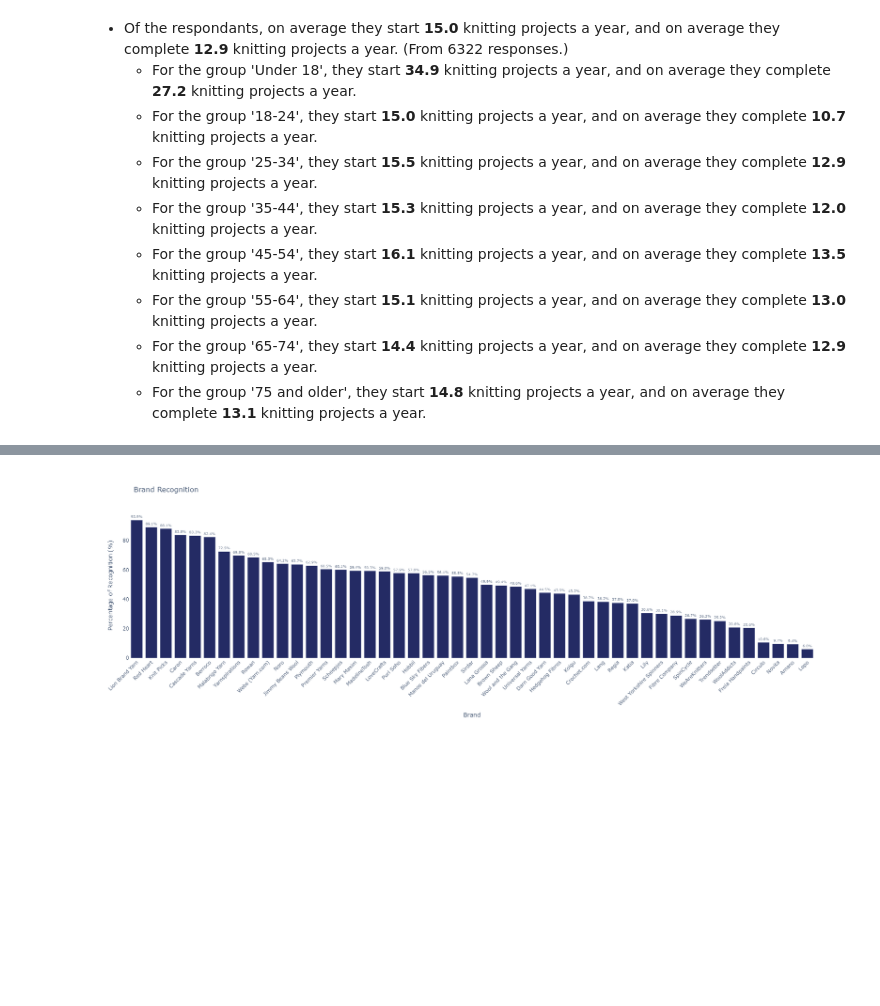
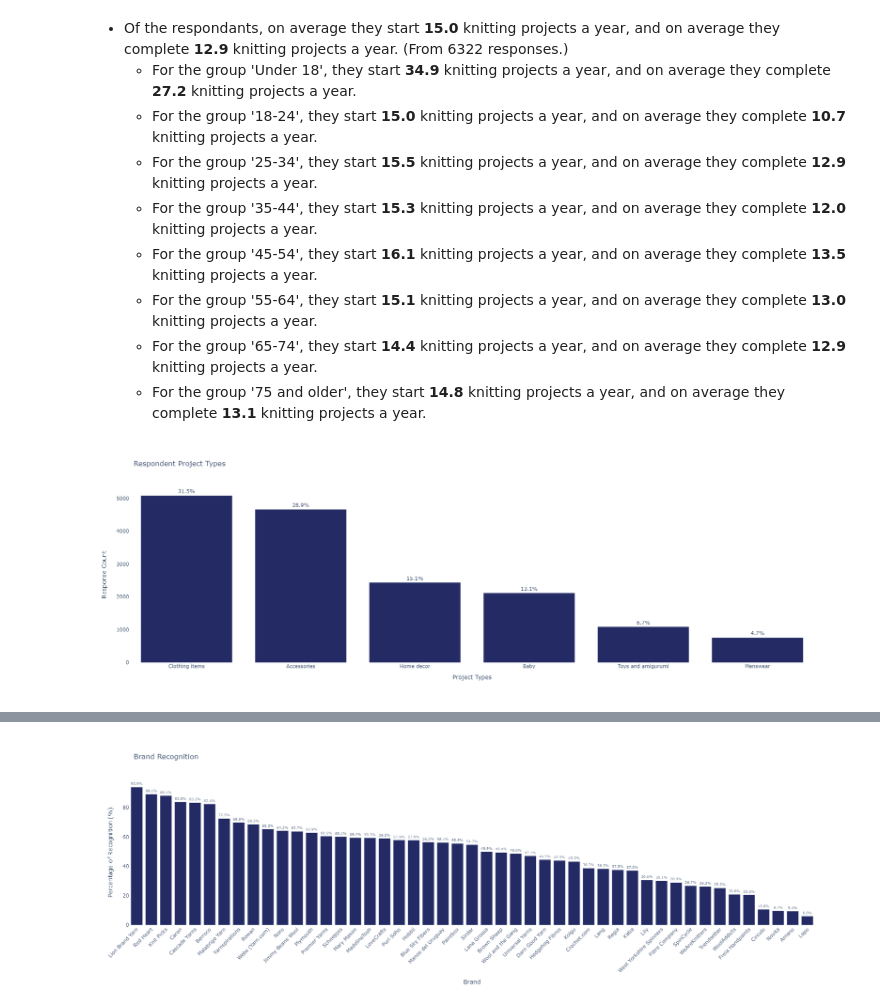
Before and after one commit to MDeanLindsay/Survey-Processing, a Jupyter notebook: Yarn_Survey.ipynb, the cells around one changed output, grey strips where cells are left out. Cells and saved outputs as stored; diff of their text form; code cells hidden in the pictures; blank space fills up the shorter version.

```diff
--- a/Yarn_Survey.ipynb
+++ b/Yarn_Survey.ipynb
@@ -1498,3 +1498,86 @@ display(Markdown(markdown_summary))
      - For the group '55-64', they start **15.1** knitting projects a year, and on average they complete **13.0** knitting projects a year.
      - For the group '65-74', they start **14.4** knitting projects a year, and on average they complete **12.9** knitting projects a year.
      - For the group '75 and older', they start **14.8** knitting projects a year, and on average they complete **13.1** knitting projects a year.
+# %%
+# Project Types
+
+# Combining relevant columns into one DataFrame and dropping NaN values
+column_data = pd.concat([all_responses[[all_responses.columns[41], all_responses.columns[75]]]], axis=1).dropna()
+
+# Remove text within parentheses (including the parentheses themselves) and clean up spaces
+column_data[column_data.columns[0]] = column_data[column_data.columns[0]].str.replace(r"\(.+?\)", "", regex=True)
+column_data[column_data.columns[0]] = column_data[column_data.columns[0]].str.replace(r"\s{2,}", " ", regex=True).str.strip()
+
+# Split project types more robustly, considering possible variations in the use of spaces around commas
+split_projects = column_data[column_data.columns[0]].str.split(r'\s*,\s*')
+
+# Explode the DataFrame to separate rows for each project type mentioned per response
+exploded_projects = split_projects.explode().reset_index(drop=True)
+
+# Filter out empty or whitespace-only project types
+exploded_projects = exploded_projects[exploded_projects.str.strip().astype(bool)]
+
+# Count occurrences of each project type
+project_counts = exploded_projects.value_counts().reset_index(name='Count')
+project_counts.columns = ['Project', 'Count']
+
+# Calculate the percentage of each project's occurrence
+total_mentions = project_counts['Count'].sum()
+project_counts['Percentage'] = (project_counts['Count'] / total_mentions * 100).round(1)
+
+# Plot using 'Percentage' as the y-axis to show the distribution of responses per project type
+fig = px.bar(project_counts, x='Project', y='Count',
+             title='Respondent Project Types',
+             labels={'Count': 'Response Count', 'Project': 'Project Types'},
+             text='Percentage', color_discrete_sequence=['#242B64'])
+
+fig.update_traces(texttemplate='%{text:.1f}%', textposition='outside')
+fig.update_layout(
+    plot_bgcolor='white',
+    paper_bgcolor='white',
+    uniformtext_minsize=8,  # Adjust text size if needed
+    uniformtext_mode='hide',
+    height=600,  # Increase height to provide more space
+    width=1800
+)
+
+# Show the figure
+fig.write_image("./IMG/project_type_preference_revised.png")
+display(Image(filename="./IMG/project_type_preference_revised.png"))
+
+# Age order for print out.
+ages = ['Under 18', '18-24', '25-34', '35-44', '45-54', '55-64', '65-74', '75 and older']
+# Create a new dataframe excluding age where 'Prefer not to answer'
+column_data = column_data[column_data.iloc[:, 1] != "Prefer not to answer"].dropna().copy()
+# Convert the age group column to a categorical type with the specified order
+column_data[column_data.columns[1]] = pd.Categorical(column_data[column_data.columns[1]], categories=ages, ordered=True)
+
+# Initialize the markdown string
+markdown_summary = f"- Of the respondents, the most popular project type for all yarn crafts is: (From {sample_size} responses.)"
+
+# Loop through each age group to calculate and append the relevant metrics
+# Loop through each age group to calculate and append the relevant metrics
+for age in ages:
+    # Filter the dataframe for the current age group
+    age_group_df = column_data[column_data.iloc[:, 1] == age]
+    if not age_group_df.empty:  # Only proceed if the age group has data
+        # Correctly split the project types for the current age group, taking into account spaces around commas
+        exploded_projects = age_group_df.iloc[:, 0].str.split(' , ').explode()
+        # Calculate the value counts and percentages for the current age group's project types
+        percentages = exploded_projects.value_counts(normalize=True).mul(100).round(1).reset_index()
+        percentages.columns = ['Project', 'Percentage']
+        # Check if there are at least two project types to report
+        if len(percentages) > 1:
+            # Append the calculated metrics to the markdown string for both the most popular and the second most popular project types
+            markdown_summary += f"\n     - For the group '{age}', the most popular project type is **{percentages.iloc[0, 0]}** at **{percentages.iloc[0, 1]}%**, **{percentages.iloc[1, 0]}** at **{percentages.iloc[1, 1]}%**, **{percentages.iloc[2, 0]}** at **{percentages.iloc[2, 1]}%**, and finally **{percentages.iloc[3, 0]}** at **{percentages.iloc[3, 1]}%**."
+        elif len(percentages) == 1:
+            # If there's only one project type, mention only the most popular one
+            markdown_summary += f"\n     - For the group '{age}', the most popular project type is **{percentages.iloc[0, 0]}** at **{percentages.iloc[0, 1]}%**."
+        else:
+            # If there are no project types, perhaps include a placeholder or a different message
+            markdown_summary += f"\n     - For the group '{age}', there were no project types with significant data."
+
+# Display the markdown text
+display(Markdown(markdown_summary))
+# %% [output]
+[figure, added]
```
Also changed, not shown: parts of 4 cells of this notebook, 4 other files.
